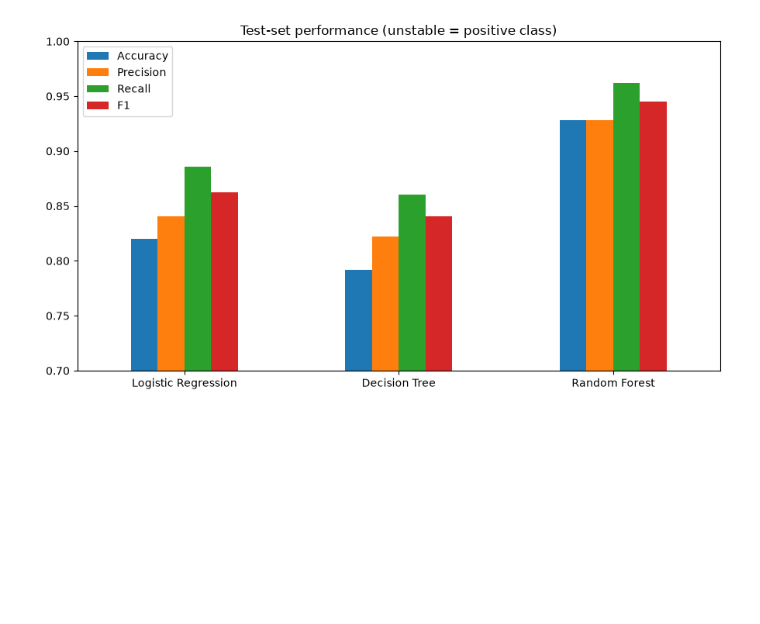
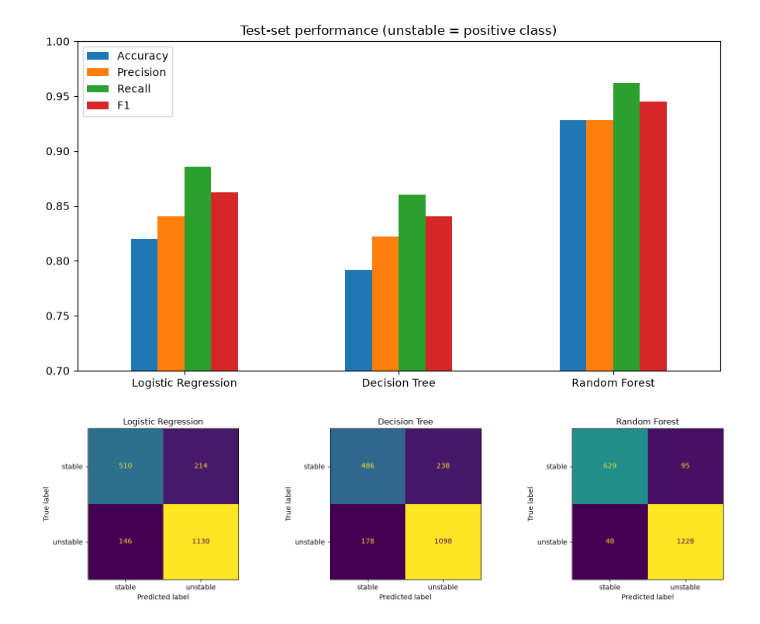
Before and after one commit to sadidarham/GridGuard, a Jupyter notebook: notebooks/01_data_exploration.ipynb, the cells around one changed output. Cells and saved outputs as stored; diff of their text form; code cells hidden in the pictures; blank space fills up the shorter version.

```diff
--- a/notebooks/01_data_exploration.ipynb
+++ b/notebooks/01_data_exploration.ipynb
@@ -307,3 +307,20 @@ Logistic Regression     0.820      0.841   0.886  0.863
 Decision Tree           0.792      0.822   0.861  0.841
 Random Forest           0.928      0.928   0.962  0.945
 [figure]
+# %%
+import matplotlib.pyplot as plt
+from sklearn.metrics import ConfusionMatrixDisplay
+
+fig, axes = plt.subplots(1, 3, figsize=(15, 4))
+for ax, (name, m) in zip(axes, [("Logistic Regression", log_reg),
+                                ("Decision Tree", tree),
+                                ("Random Forest", forest)]):
+    ConfusionMatrixDisplay.from_estimator(
+        m, X_test, y_test, display_labels=["stable", "unstable"], ax=ax, colorbar=False
+    )
+    ax.set_title(name)
+plt.tight_layout()
+plt.savefig("../reports/figures/confusion_matrices.png", dpi=150, bbox_inches="tight")
+plt.show()
+# %% [output]
+[figure, added]
```
Also changed, not shown: parts of 5 cells of this notebook, 2 other files.
